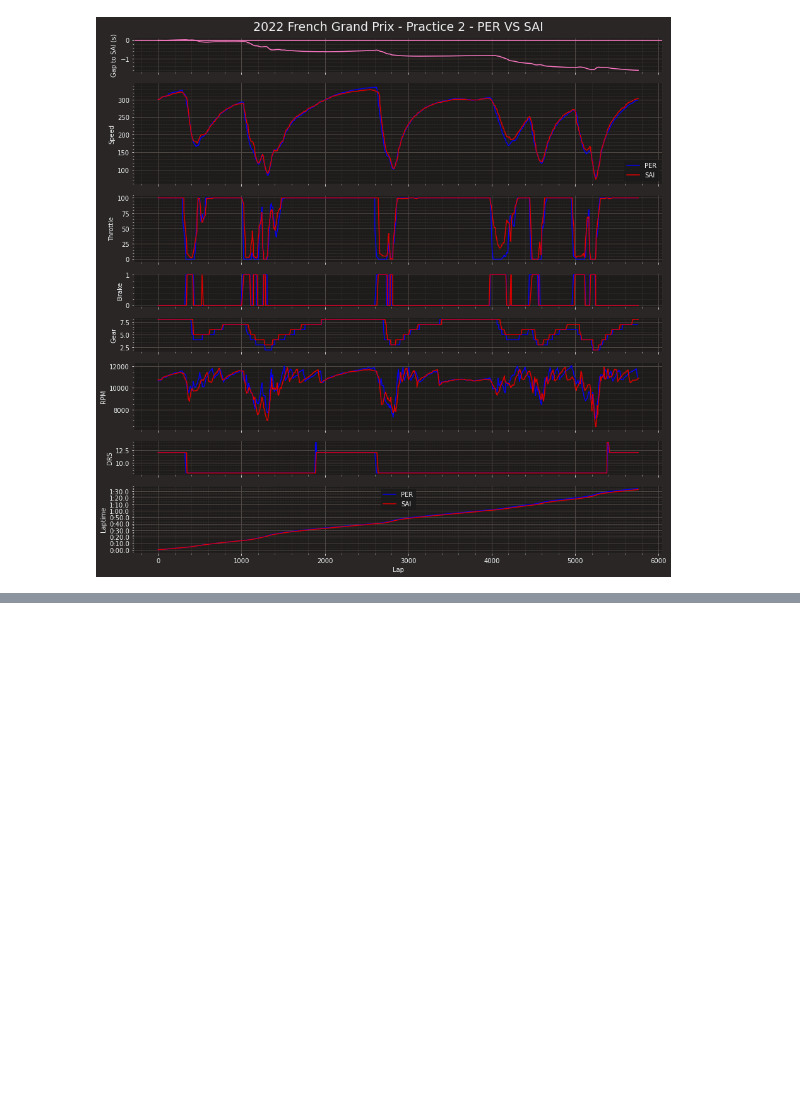
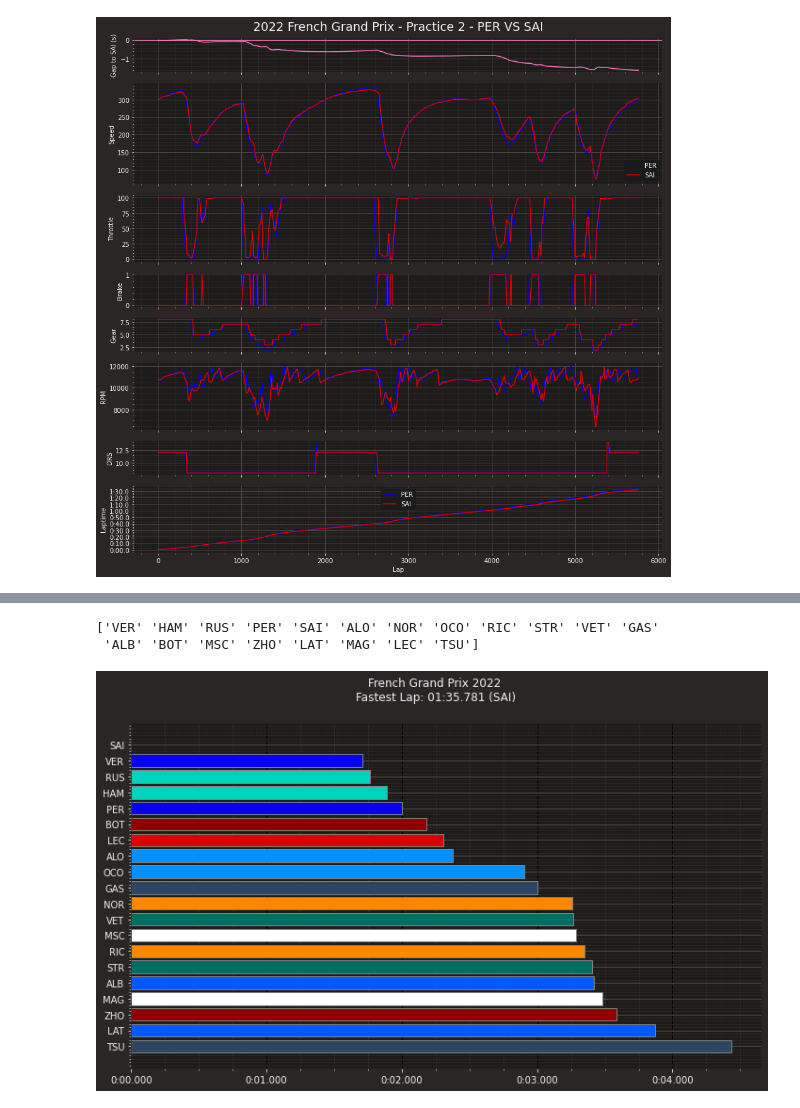
Before and after one commit to CamStevens15/F1_2022_race_analytics, a Jupyter notebook: Code_Analysis/FrenchGP2022.ipynb, the cells around one changed output, grey strips where cells are left out. Drawn from its saved outputs; the diff is of its cells as text; code cells hidden in the pictures; blank space fills up the shorter version.

```diff
--- a/Code_Analysis/FrenchGP2022.ipynb
+++ b/Code_Analysis/FrenchGP2022.ipynb
@@ -102,0 +131,6 @@ double_driver_lap_comparison("PER","SAI", practice2)
+# %%
+fastest_laptimes(frenchgp)
+# %% [output]
+['VER' 'HAM' 'RUS' 'PER' 'SAI' 'ALO' 'NOR' 'OCO' 'RIC' 'STR' 'VET' 'GAS'
+ 'ALB' 'BOT' 'MSC' 'ZHO' 'LAT' 'MAG' 'LEC' 'TSU']
+[figure, added]
```
Also changed, not shown: parts of 4 cells of this notebook.
